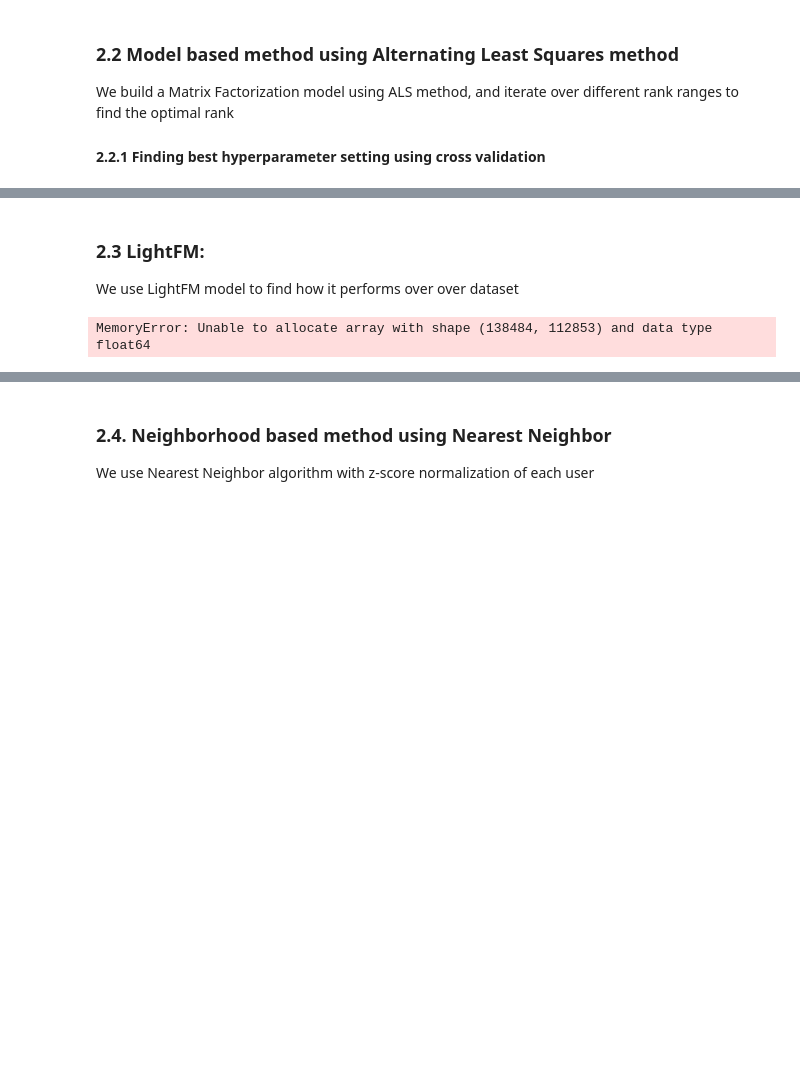
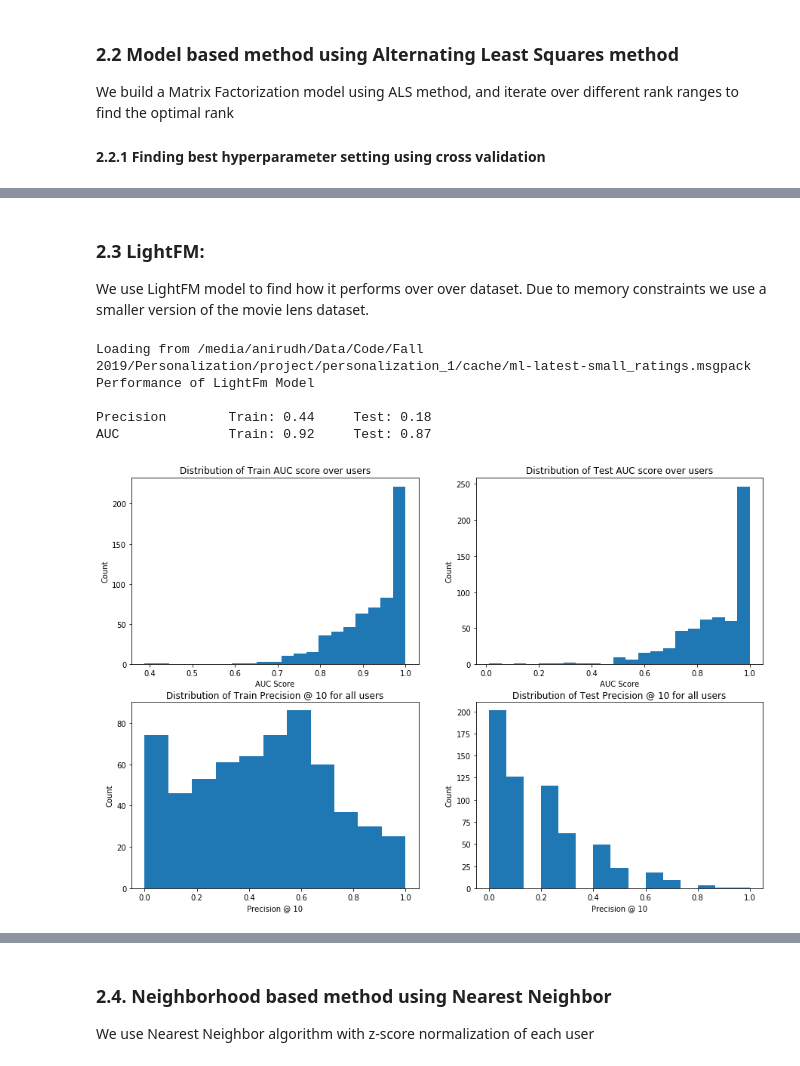
Before and after one commit to ridhi1412/personalization_1, a Jupyter notebook: Final sampling.ipynb, the cells around one changed output, grey strips where cells are left out. Drawn from its saved outputs; the diff is of its cells as text; code cells hidden in the pictures; blank space fills up the shorter version.

```diff
--- a/Final sampling.ipynb
+++ b/Final sampling.ipynb
@@ -194,12 +197,24 @@ Wall time: 2min 37s
 # %% [markdown]
 ### 2.3 LightFM:
 
-We use LightFM model to find how it performs over over dataset
+We use LightFM model to find how it performs over over dataset. Due to memory constraints we use a smaller version of the movie lens dataset.
 # %%
 %%time
 gc.collect()
 
-sparse_mat = spark_to_sparse(ratings_spark_df)
+dir_name = 'ml-latest-small'
+small_spark_df = load_spark_df(dir_name=dir_name,
+                                 file_name='ratings',
+                                 use_cache=True,
+                                 DATA_DIR=DATA_DIR,
+                                 CACHE_DIR=CACHE_DIR)
+
+sparse_mat = spark_to_sparse(small_spark_df)
 lightfm_model(sparse_mat, prec_at_k=10, train_split=0.8)
 # %% [output]
-MemoryError: Unable to allocate array with shape (138484, 112853) and data type float64
+Loading from /media/anirudh/Data/Code/Fall 2019/Personalization/project/personalization_1/cache/ml-latest-small_ratings.msgpack
+Performance of LightFm Model
+
+Precision        Train: 0.44     Test: 0.18
+AUC              Train: 0.92     Test: 0.87
+[figure, added]
```
Also changed, not shown: parts of 8 cells of this notebook, 6 other files.
